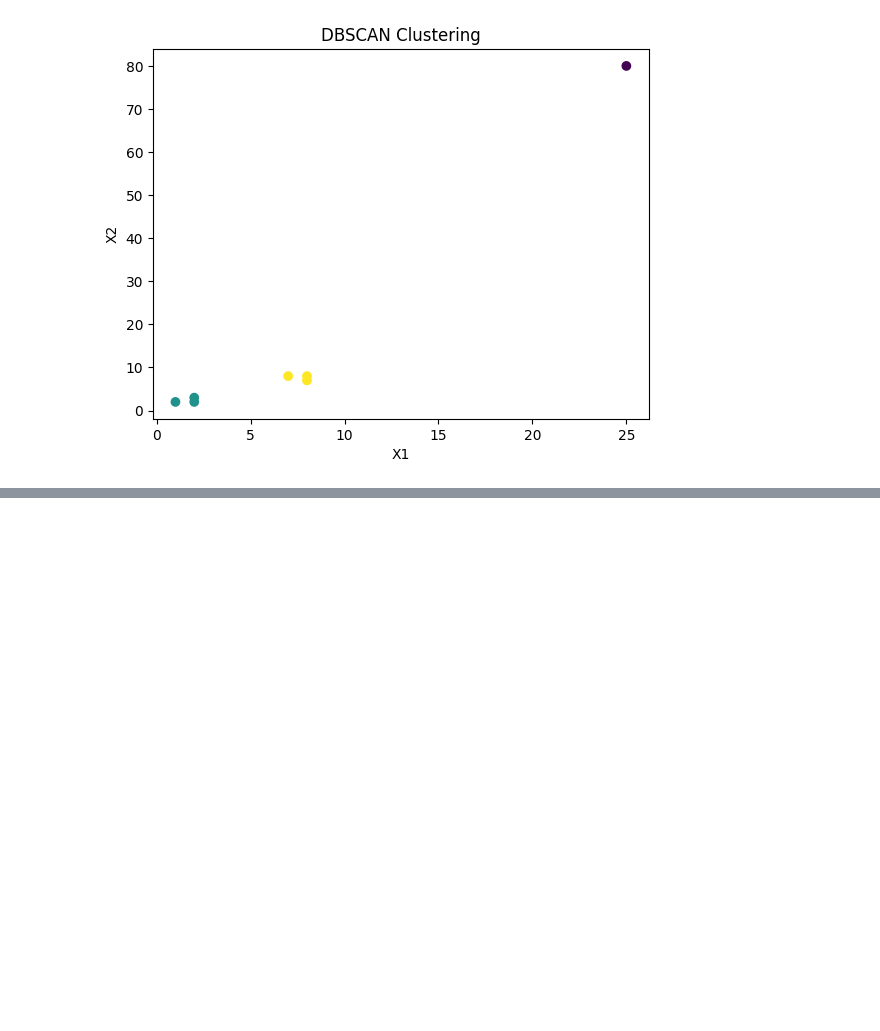
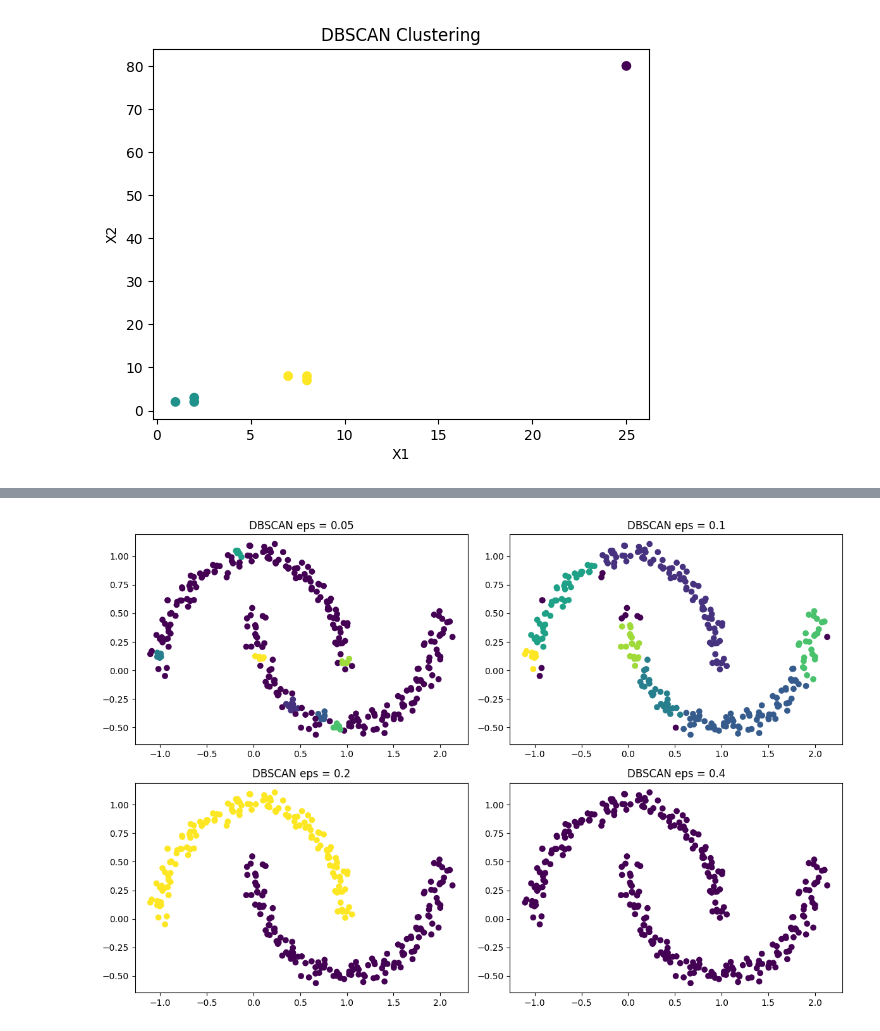
Before and after one commit to hw-coder92/Gwangju-AI-Academy, a Jupyter notebook: 07.머신러닝/비지도-학습/군집/02-DBSCAN/01-DBSCAN-기본.ipynb, the cells around one changed output, grey strips where cells are left out. Cells and saved outputs as stored; diff of their text form; code cells hidden in the pictures; blank space fills up the shorter version.

```diff
--- a/07.머신러닝/비지도-학습/군집/02-DBSCAN/01-DBSCAN-기본.ipynb
+++ b/07.머신러닝/비지도-학습/군집/02-DBSCAN/01-DBSCAN-기본.ipynb
@@ -58,0 +103,30 @@ plt.show()
+# %%
+from sklearn.cluster import DBSCAN
+
+eps_values = [0.05, 0.1, 0.2, 0.4] # eps = “이 거리 안이면 친구”
+
+plt.figure(figsize=(12,8))
+
+for i, eps in enumerate(eps_values):
+    model = DBSCAN(
+        eps=eps,
+        min_samples=5
+    )
+    labels = model.fit_predict(X)
+    plt.subplot(2,2,i+1)
+    plt.scatter(
+        X[:,0],
+        X[:,1],
+        c=labels,
+        cmap="viridis"
+    )
+    plt.title(f"DBSCAN eps = {eps}")
+
+plt.tight_layout()
+plt.show()
+
+# eps 작다 → cluster 쪼개짐 + noise 증가
+# eps 적당 → cluster 잘 형성
+# eps 크다 → cluster 합쳐짐
+# %% [output]
+[figure, added]
```
Also changed, not shown: parts of 5 cells of this notebook, 11 other files.
